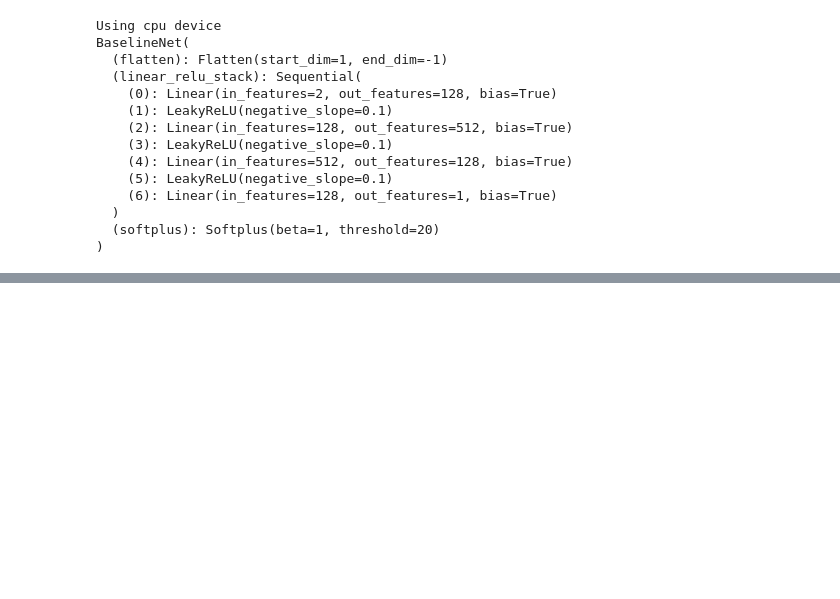
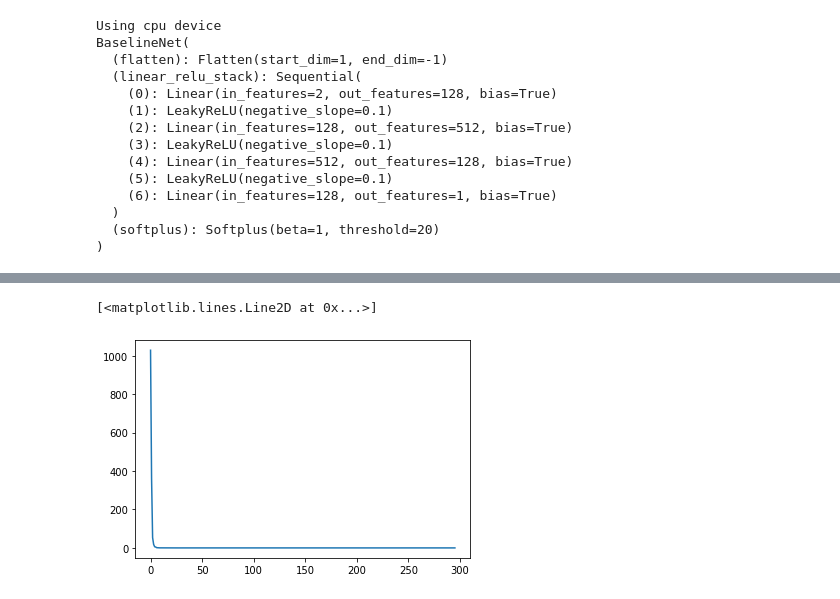
Before and after one commit to Antares01/NNs_for_option_pricing_semester_project, a Jupyter notebook: nikkei-options-dataset.ipynb, the cells around one changed output, grey strips where cells are left out. Saved outputs shown, nothing was run; the diff lists cells and outputs as text; code cells hidden in the pictures; blank space fills up the shorter version.

```diff
--- a/nikkei-options-dataset.ipynb
+++ b/nikkei-options-dataset.ipynb
@@ -230,2 +257,7 @@ plt.plot(x.cpu().detach().numpy() * SCALING_CONSTANT, p.cpu().detach().numpy() /
+# %%
+plt.plot(range(len(loss_history[-480:])), loss_history[-480:])
+# %% [output]
+[<matplotlib.lines.Line2D at 0x...>]
+[figure, added]
 # %%
 running_loss_average = uniform_filter1d(loss_history, size=50)
```
Also changed, not shown: parts of 10 cells of this notebook.
